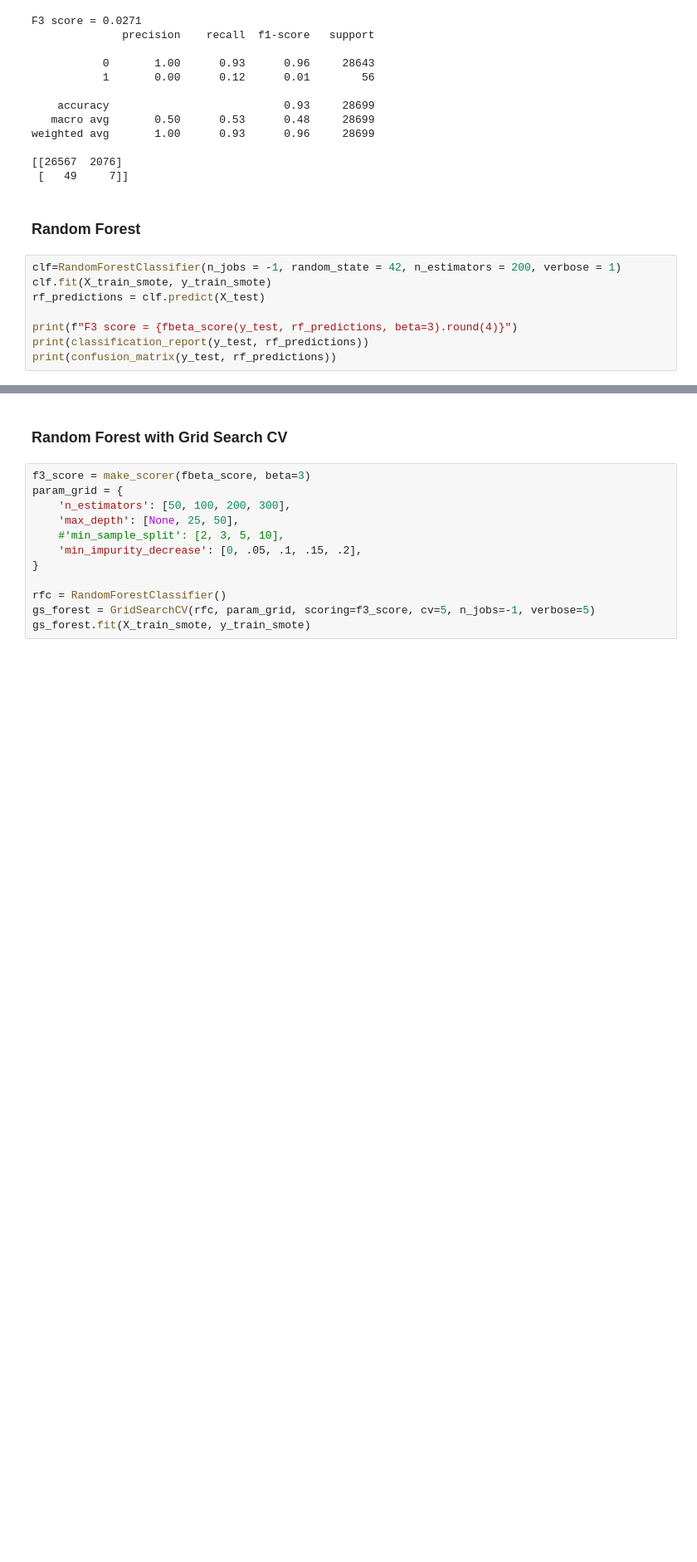
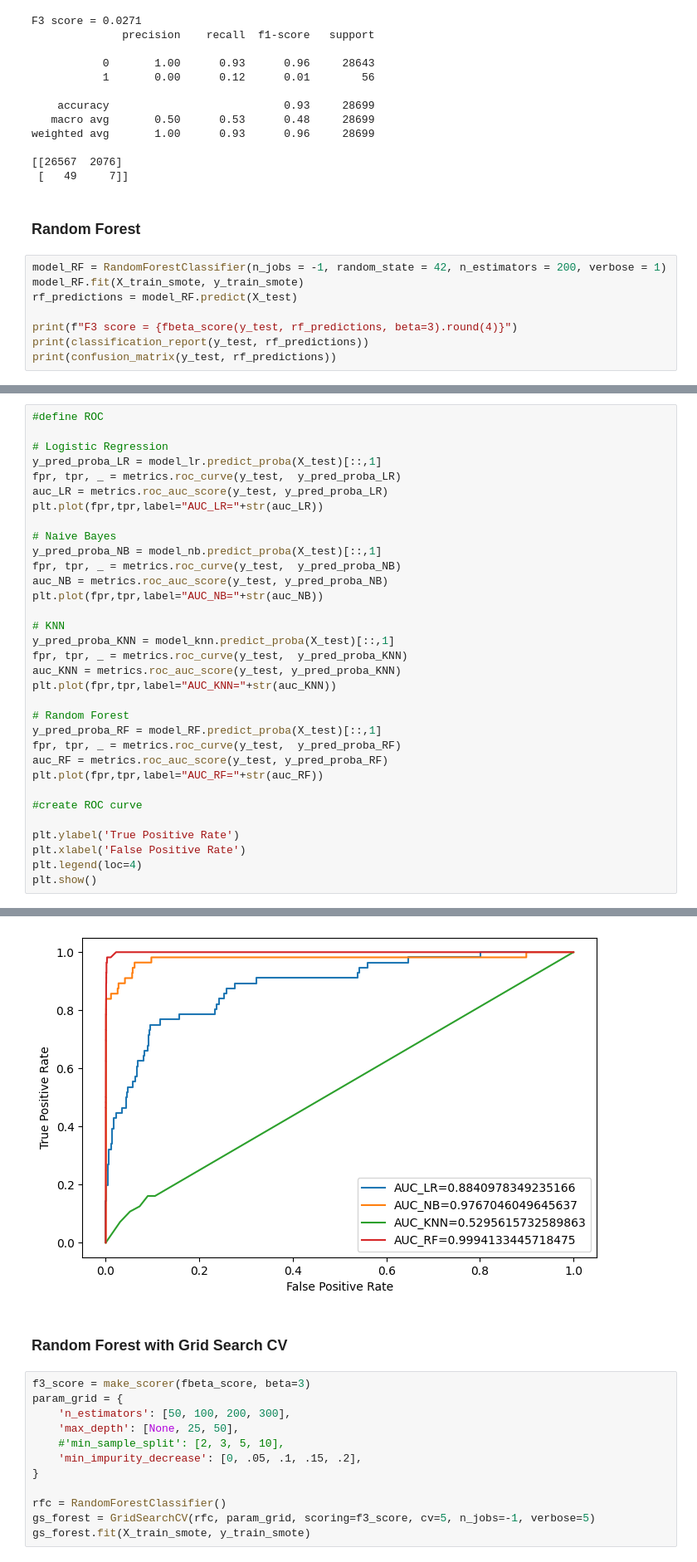
Before and after one commit to aanysofia/Fraud-Detection, a Jupyter notebook: Fraud_detection.ipynb, the cells around one changed output, grey strips where cells are left out. Shown at 83% size. Drawn from its saved outputs; the diff is of its cells as text; blank space fills up the shorter version.

```diff
--- a/Fraud_detection.ipynb
+++ b/Fraud_detection.ipynb
@@ -705,9 +705,9 @@ weighted avg       1.00      0.93      0.96     28699
 # %% [markdown]
 ### Random Forest
 # %%
-clf=RandomForestClassifier(n_jobs = -1, random_state = 42, n_estimators = 200, verbose = 1)
-clf.fit(X_train_smote, y_train_smote)
-rf_predictions = clf.predict(X_test)
+model_RF = RandomForestClassifier(n_jobs = -1, random_state = 42, n_estimators = 200, verbose = 1)
+model_RF.fit(X_train_smote, y_train_smote)
+rf_predictions = model_RF.predict(X_test)
 
 print(f"F3 score = {fbeta_score(y_test, rf_predictions, beta=3).round(4)}")
 print(classification_report(y_test, rf_predictions))
@@ -735,0 +736,34 @@ weighted avg       1.00      1.00      1.00     28699
+# %%
+#define ROC
+
+# Logistic Regression
+y_pred_proba_LR = model_lr.predict_proba(X_test)[::,1]
+fpr, tpr, _ = metrics.roc_curve(y_test,  y_pred_proba_LR)
+auc_LR = metrics.roc_auc_score(y_test, y_pred_proba_LR)
+plt.plot(fpr,tpr,label="AUC_LR="+str(auc_LR))
+
+# Naive Bayes
+y_pred_proba_NB = model_nb.predict_proba(X_test)[::,1]
+fpr, tpr, _ = metrics.roc_curve(y_test,  y_pred_proba_NB)
+auc_NB = metrics.roc_auc_score(y_test, y_pred_proba_NB)
+plt.plot(fpr,tpr,label="AUC_NB="+str(auc_NB))
+
+# KNN
+y_pred_proba_KNN = model_knn.predict_proba(X_test)[::,1]
+fpr, tpr, _ = metrics.roc_curve(y_test,  y_pred_proba_KNN)
+auc_KNN = metrics.roc_auc_score(y_test, y_pred_proba_KNN)
+plt.plot(fpr,tpr,label="AUC_KNN="+str(auc_KNN))
+
+# Random Forest
+y_pred_proba_RF = model_RF.predict_proba(X_test)[::,1]
+fpr, tpr, _ = metrics.roc_curve(y_test,  y_pred_proba_RF)
+auc_RF = metrics.roc_auc_score(y_test, y_pred_proba_RF)
+plt.plot(fpr,tpr,label="AUC_RF="+str(auc_RF))
+
+#create ROC curve
+
+plt.ylabel('True Positive Rate')
+plt.xlabel('False Positive Rate')
+plt.legend(loc=4)
+plt.show()
+# %% [output]
@@ -736,3 +774,4 @@ weighted avg       1.00      1.00      1.00     28699
+[figure, added]
 # %% [markdown]
 ### Random Forest with Grid Search CV
 # %%
```
Also changed, not shown: parts of 28 cells of this notebook.
